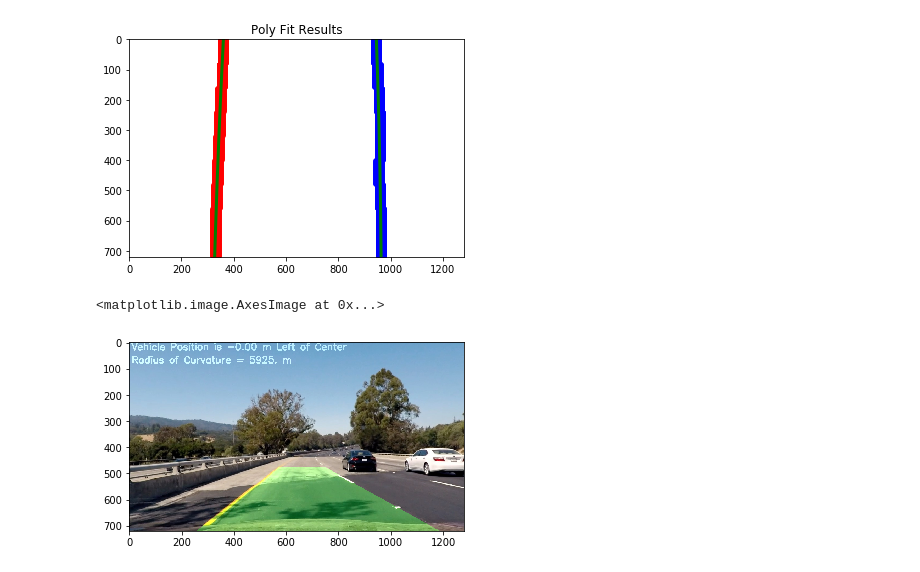
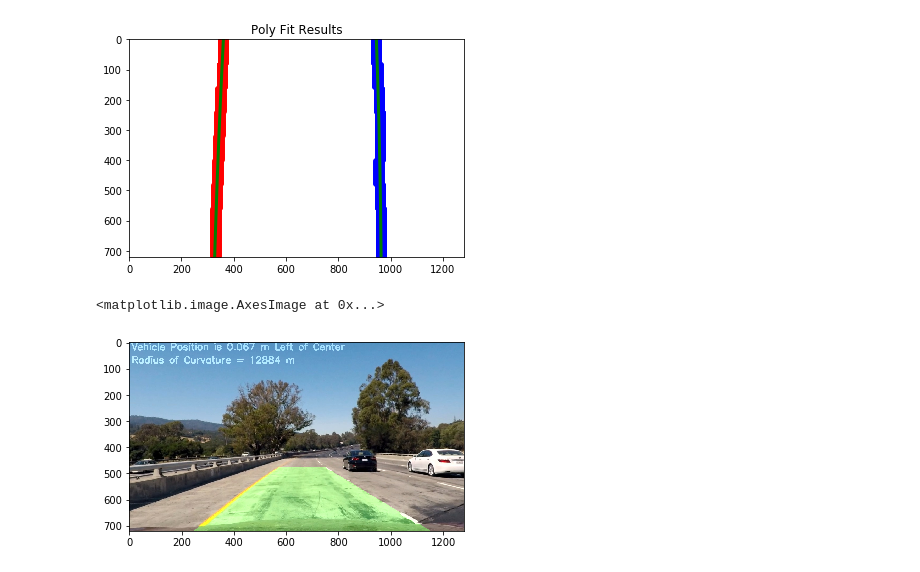
Before and after one commit to albertzheng07/Advanced_Lane_Finding, a Jupyter notebook: examples/project.ipynb, the cells around one changed output. Saved outputs shown, nothing was run; the diff lists cells and outputs as text; code cells hidden in the pictures.

```diff
--- a/examples/project.ipynb
+++ b/examples/project.ipynb
@@ -104,6 +104,6 @@ import glob
 # %%
 def binary_threshold(img, s_thresh=(180, 255), sx_thresh=(50, 100), l_thresh=(225, 255), b_thresh=(155, 200)):
-    gray = cv2.cvtColor(img, cv2.COLOR_RGB2GRAY)
+    gray = cv2.cvtColor(img, cv2.COLOR_BGR2GRAY)
 
     # Convert to HLS color space and separate the S channel
     hls = cv2.cvtColor(img, cv2.COLOR_BGR2HLS)
@@ -172,7 +172,9 @@ com_binary = binary_threshold(image)
 
 
 f, (ax1, ax3) = plt.subplots(1, 2, figsize=(24, 9))
-ax1.imshow(image)
+
+
+ax1.imshow(cv2.cvtColor(image, cv2.COLOR_BGR2RGB))
 ax1.set_title('Original Image', fontsize=40)
 
 ax3.imshow(com_binary, cmap='gray')
@@ -384,16 +503,17 @@ plt.savefig('PolyFit_Result.jpg')
 # Assume you now have a new warped binary image
 # from the next frame of video (also called "binary_warped")
 # It's now much easier to find line pixels!
-def simpleLaneFinder(binary_warped, left_fit, right_fit, l_points, r_points):
+def simpleLaneFinder(binary_warped, left_fit, right_fit):
     # I get the pixel locations of the original lane line
-    orig_left = np.argwhere(l_points == 255) # y,x
-    orig_right = np.argwhere(r_points == 255)
+    #orig_left = np.argwhere(l_points == 255) # y,x
+    #orig_right = np.argwhere(r_points == 255)
+    ploty = np.linspace(0, binary_warped.shape[0]-1, binary_warped.shape[0] )
 
     nonzero = binary_warped.nonzero()
     #print(nonzero.shape)
     nonzeroy = np.array(nonzero[0])
     nonzerox = np.array(nonzero[1])
-    margin = 60
+    margin = 200
     left_lane_inds = ((nonzerox > (left_fit[0]*(nonzeroy**2) + left_fit[1]*nonzeroy +
     left_fit[2] - margin)) & (nonzerox < (left_fit[0]*(nonzeroy**2) +
     left_fit[1]*nonzeroy + left_fit[2] + margin)))
@@ -417,10 +537,12 @@ def simpleLaneFinder(binary_warped, left_fit, right_fit, l_points, r_points):
     # Fit a second order polynomial to each
         left_fit = np.polyfit(lefty, leftx, 2)
         right_fit = np.polyfit(righty, rightx, 2)
-        left_fitx = left_fit[0]*orig_left[:,0]**2 + left_fit[1]*orig_left[:,0] + left_fit[2]
-        right_fitx = right_fit[0]*orig_right[:,0]**2 + right_fit[1]*orig_right[:,0] + right_fit[2]
+        left_fitx = left_fit[0]*ploty**2 + left_fit[1]*ploty + left_fit[2]
+        right_fitx = right_fit[0]*ploty**2 + right_fit[1]*ploty + right_fit[2]
+        #left_fitx = left_fit[0]*orig_left[:,0]**2 + left_fit[1]*orig_left[:,0] + left_fit[2]
+        #right_fitx = right_fit[0]*orig_right[:,0]**2 + right_fit[1]*orig_right[:,0] + right_fit[2]
 
-    return left, right, left_fitx, right_fitx, left_fit, right_fit, isLineDetected
+    return left, right, left_fitx, right_fitx, ploty, left_fit, right_fit, isLineDetected
 # %%
 def get3pointRadius(x1,y1,x2,y2,x3,y3):
     m1 = (y2-y1)/(x2-x1)
@@ -456,7 +578,7 @@ def calcRadiusCurv(left, left_fit, right_fit):
 
     return left_curverad, right_curverad
 # %%
-def drawPolygon(warp_image, image, undist, dst, src, leftx, rightx, left, right, left_curverad, right_curverad):
+def drawPolygon(warp_image, image, undist, dst, src, leftx, rightx, ploty, left_curverad, right_curverad):
     # Draw on Polygon back onto original image
 
     # Create an image to draw the lines on
@@ -464,8 +586,8 @@ def drawPolygon(warp_image, image, undist, dst, src, leftx, rightx, left, right,
     color_warp = np.dstack((warp_zero, warp_zero, warp_zero))
 
     # Recast the x and y points into usable format for cv2.fillPoly()
-    pts_left = np.array([np.transpose(np.vstack([leftx, left[:,0]]))])
-    pts_right = np.array([np.flipud(np.transpose(np.vstack([rightx, right[:,0]])))])
+    pts_left = np.array([np.transpose(np.vstack([leftx, ploty]))])
+    pts_right = np.array([np.flipud(np.transpose(np.vstack([rightx, ploty])))])
     pts = np.hstack((pts_left, pts_right))
 
     # Draw the lane onto the warped blank image
@@ -650,10 +778,10 @@ def pipeline(image): #TODO add pipeline
 # %%
 leftLine = Line()
 rightLine = Line()
-image = mpimg.imread('../test_images/test4.jpg')
+image = mpimg.imread('../test_images/test1.jpg')
 #image = cv2.imread('../test_images/test4.jpg')
 result = pipeline(image)
 plt.imshow(result)
 # %% [output]
 <matplotlib.image.AxesImage at 0x...>
-[figure, old version]
+[figure, new version]
```
Also changed, not shown: parts of 9 cells of this notebook, 2 other files.
